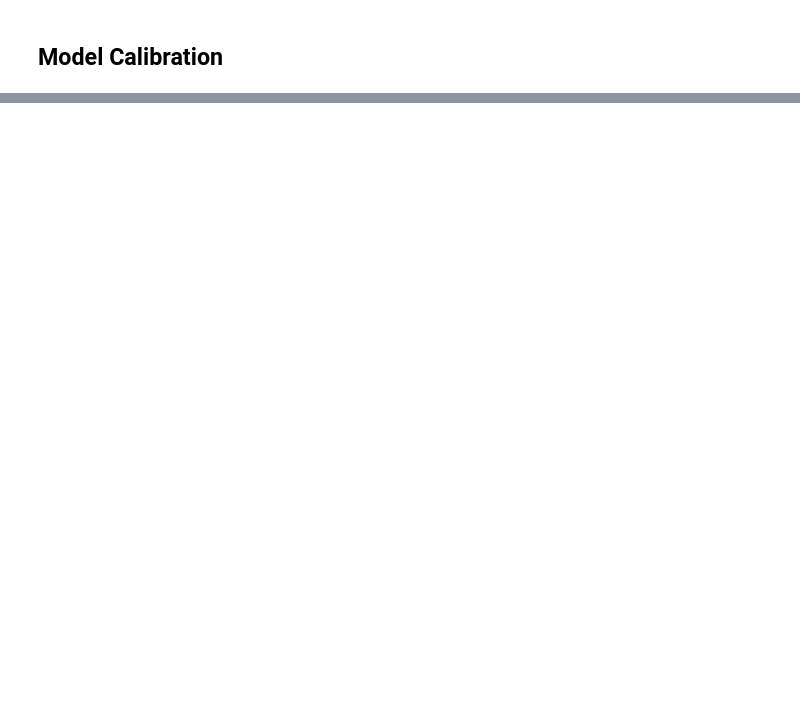
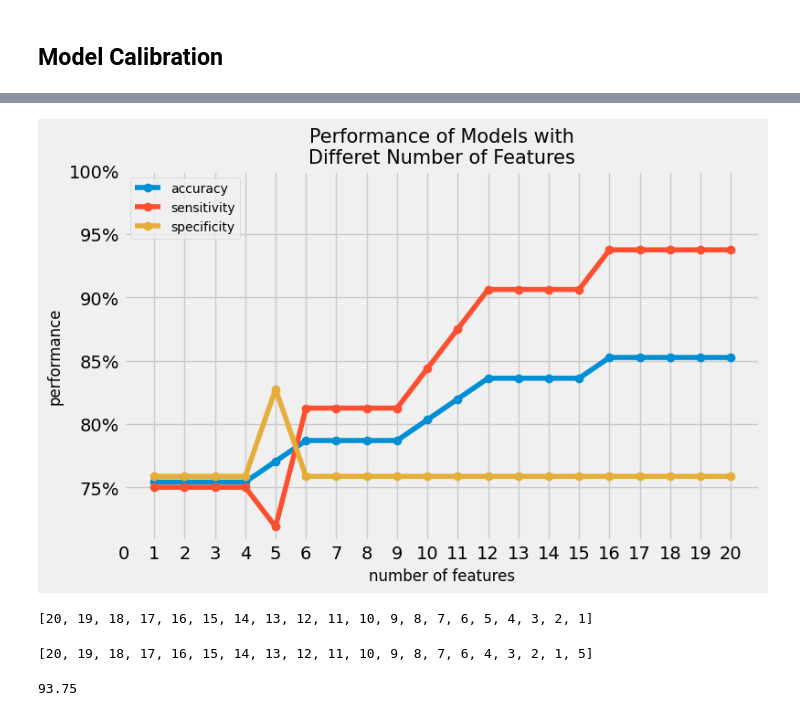
Before and after one commit to moscmh/heartdisease_by_logisticregression, a Jupyter notebook: heart.ipynb, the cells around one changed output, grey strips where cells are left out. Cells and saved outputs as stored; diff of their text form; code cells hidden in the pictures; blank space fills up the shorter version.

```diff
--- a/heart.ipynb
+++ b/heart.ipynb
@@ -432,0 +477,11 @@ Regularization with LASSO regression seems to perform better in addressing over-
+# %%
+# Dictionary to store performance of each predictor
+predictors = {}
+# Performance from models with each predictor
+for p in X_train_scaled.columns:
+    lm_l1.fit(X_train_scaled[[p]], y_train)
+    performance = metrics(lm_l1, X_test_scaled[[p]], y_test, display=False)
+    predictors[p] = performance[0]
+# Sort by overall accuracy
+predictors_sorted = sorted(predictors, key=predictors.get, reverse=True)
+predictors_sorted
@@ -432,0 +509,49 @@ Regularization with LASSO regression seems to perform better in addressing over-
+# %%
+# Performance from models with saturated models to single predictor model
+models_acc = {}
+models_sens = {}
+performances = {}
+for i in range(len(X_train_scaled.columns)-1, -1, -1):
+    if i != 0:
+        lm_l1.fit(X_train_scaled[predictors_sorted[:i]], y_train)
+        performance = metrics(lm_l1, X_test_scaled[predictors_sorted[:i]], y_test, display=False)
+    else:
+        lm_l1.fit(pd.DataFrame(X_train_scaled[predictors_sorted[0]]), y_train)
+        performance = metrics(lm_l1, pd.DataFrame(X_test_scaled[predictors_sorted[0]]), y_test, display=False)
+    models_acc[i+1] = performance[0]
+    models_sens[i+1] = performance[1]
+    performances[i+1] = performance
+
+# Sort by overall accuracy
+models_acc_sorted = sorted(models_acc, key=models_acc.get, reverse=True)
+# Sort by sensitivity
+models_sens_sorted = sorted(models_sens, key=models_sens.get, reverse=True)
+
+# Display
+performances_df = pd.DataFrame.from_dict(performances, orient='index', columns=['accuracy', 'sensitivity', 'specificity'])
+fig, ax = plt.subplots(figsize=(8,5))
+ax.plot(performances_df.index, 'accuracy', data=performances_df, marker='o', label='accuracy')
+ax.plot(performances_df.index, 'sensitivity', data=performances_df, marker='o', label='sensitivity')
+ax.plot(performances_df.index, 'specificity', data=performances_df, marker='o', label='specificity')
+ax.set_xticks(range(0,21))
+ax.set_xlabel("number of features", fontsize=12)
+ax.set_yticks([75,80,85,90,95,100])
+ax.set_yticklabels([f'{y}%' for y in ax.get_yticks()])
+ax.set_ylabel("performance", fontsize=12)
+ax.legend(fontsize=10, loc='upper left')
+ax.set_title("Performance of Models with\nDifferet Number of Features", fontsize=15)
+plt.show()
+# %% [output]
+[figure, added]
+# %%
+models_acc_sorted
+# %% [output]
+[20, 19, 18, 17, 16, 15, 14, 13, 12, 11, 10, 9, 8, 7, 6, 5, 4, 3, 2, 1]
+# %%
+models_sens_sorted
+# %% [output]
+[20, 19, 18, 17, 16, 15, 14, 13, 12, 11, 10, 9, 8, 7, 6, 4, 3, 2, 1, 5]
+# %%
+models_sens[20]
+# %% [output]
+93.75
```
Also changed, not shown: parts of 26 cells of this notebook.
